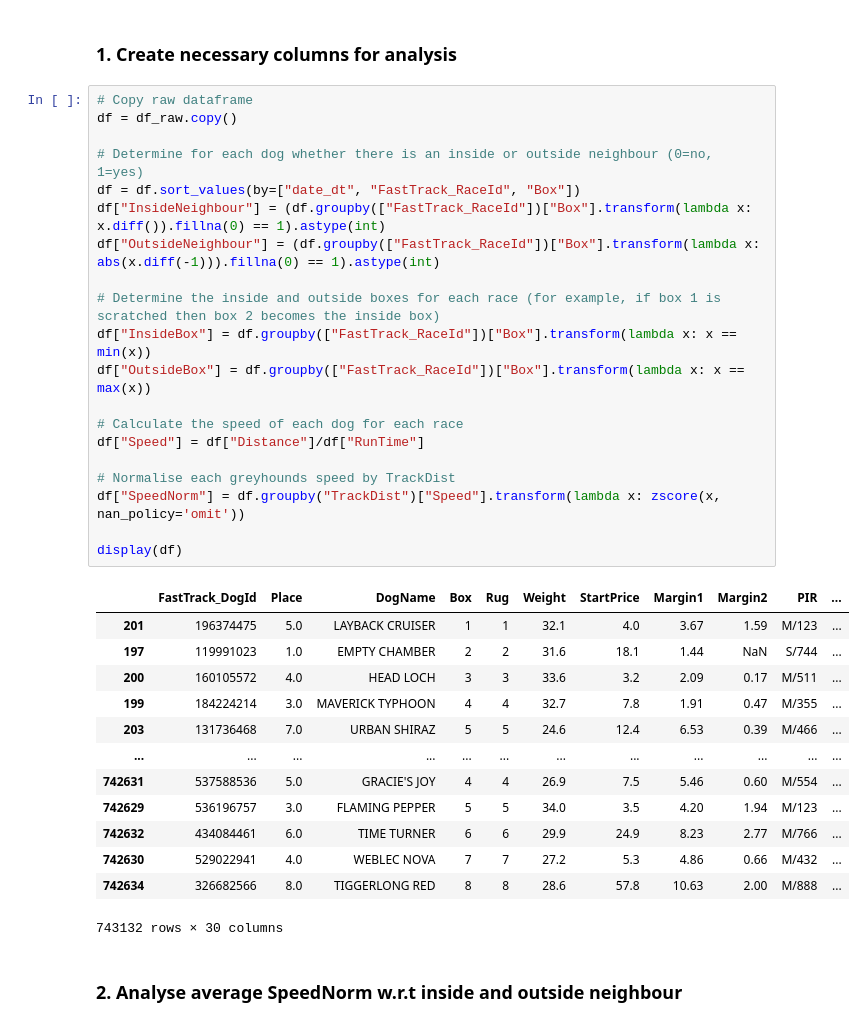
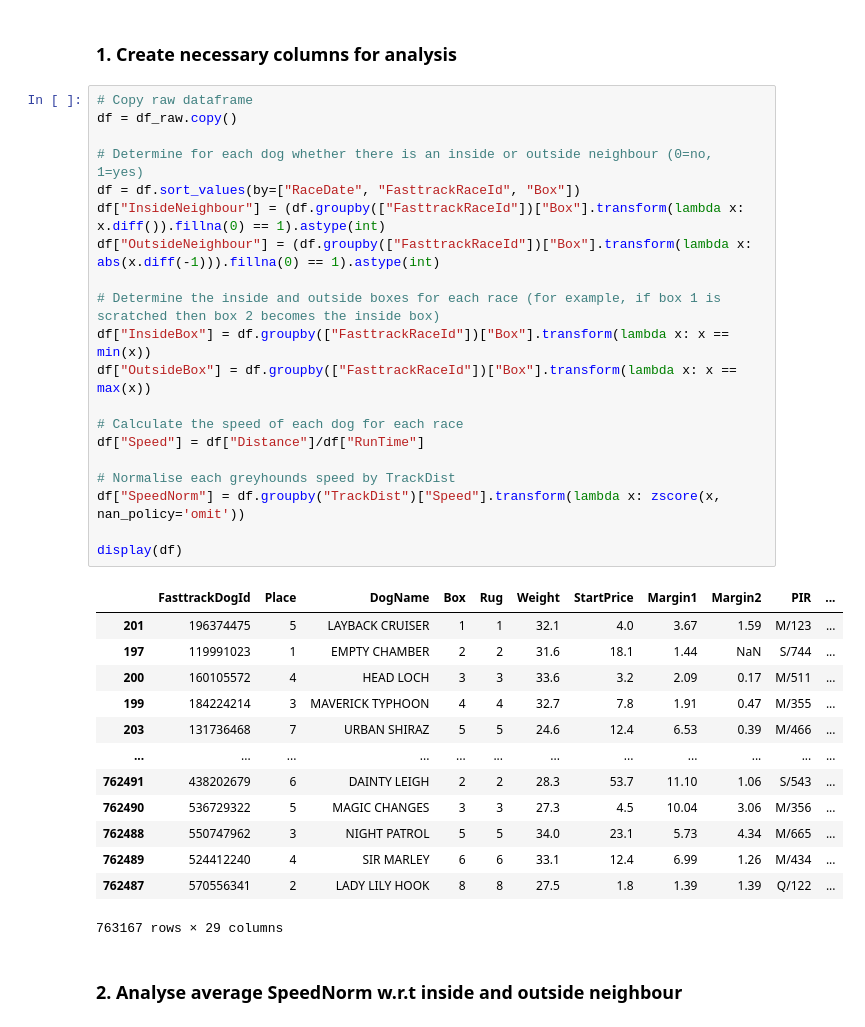
Before and after one commit to Isilisi/Greyhounds, a Jupyter notebook: eda/inside-outside-neighbour.ipynb, the cells around one changed output. Saved outputs shown, nothing was run; the diff lists cells and outputs as text.

```diff
--- a/eda/inside-outside-neighbour.ipynb
+++ b/eda/inside-outside-neighbour.ipynb
@@ -46,37 +48,37 @@ display(df_raw)
 # %%
 # Copy raw dataframe
 df = df_raw.copy()
 
 # Determine for each dog whether there is an inside or outside neighbour (0=no, 1=yes)
-df = df.sort_values(by=["date_dt", "FastTrack_RaceId", "Box"])
-df["InsideNeighbour"] = (df.groupby(["FastTrack_RaceId"])["Box"].transform(lambda x: x.diff()).fillna(0) == 1).astype(int)
-df["OutsideNeighbour"] = (df.groupby(["FastTrack_RaceId"])["Box"].transform(lambda x: abs(x.diff(-1))).fillna(0) == 1).astype(int)
+df = df.sort_values(by=["RaceDate", "FasttrackRaceId", "Box"])
+df["InsideNeighbour"] = (df.groupby(["FasttrackRaceId"])["Box"].transform(lambda x: x.diff()).fillna(0) == 1).astype(int)
+df["OutsideNeighbour"] = (df.groupby(["FasttrackRaceId"])["Box"].transform(lambda x: abs(x.diff(-1))).fillna(0) == 1).astype(int)
 
 # Determine the inside and outside boxes for each race (for example, if box 1 is scratched then box 2 becomes the inside box)
-df["InsideBox"] = df.groupby(["FastTrack_RaceId"])["Box"].transform(lambda x: x == min(x))
-df["OutsideBox"] = df.groupby(["FastTrack_RaceId"])["Box"].transform(lambda x: x == max(x))
+df["InsideBox"] = df.groupby(["FasttrackRaceId"])["Box"].transform(lambda x: x == min(x))
+df["OutsideBox"] = df.groupby(["FasttrackRaceId"])["Box"].transform(lambda x: x == max(x))
 
 # Calculate the speed of each dog for each race
 df["Speed"] = df["Distance"]/df["RunTime"]
 
 # Normalise each greyhounds speed by TrackDist
 df["SpeedNorm"] = df.groupby("TrackDist")["Speed"].transform(lambda x: zscore(x, nan_policy='omit'))
 
 display(df)
 # %% [output]
-|  | FastTrack_DogId | Place | DogName | Box | Rug | Weight | StartPrice | Margin1 | Margin2 | PIR | ... |
-| 201 | 196374475 | 5.0 | LAYBACK CRUISER | 1 | 1 | 32.1 | 4.0 | 3.67 | 1.59 | M/123 | ... |
-| 197 | 119991023 | 1.0 | EMPTY CHAMBER | 2 | 2 | 31.6 | 18.1 | 1.44 | NaN | S/744 | ... |
-| 200 | 160105572 | 4.0 | HEAD LOCH | 3 | 3 | 33.6 | 3.2 | 2.09 | 0.17 | M/511 | ... |
-| 199 | 184224214 | 3.0 | MAVERICK TYPHOON | 4 | 4 | 32.7 | 7.8 | 1.91 | 0.47 | M/355 | ... |
-| 203 | 131736468 | 7.0 | URBAN SHIRAZ | 5 | 5 | 24.6 | 12.4 | 6.53 | 0.39 | M/466 | ... |
+|  | FasttrackDogId | Place | DogName | Box | Rug | Weight | StartPrice | Margin1 | Margin2 | PIR | ... |
+| 201 | 196374475 | 5 | LAYBACK CRUISER | 1 | 1 | 32.1 | 4.0 | 3.67 | 1.59 | M/123 | ... |
+| 197 | 119991023 | 1 | EMPTY CHAMBER | 2 | 2 | 31.6 | 18.1 | 1.44 | NaN | S/744 | ... |
+| 200 | 160105572 | 4 | HEAD LOCH | 3 | 3 | 33.6 | 3.2 | 2.09 | 0.17 | M/511 | ... |
+| 199 | 184224214 | 3 | MAVERICK TYPHOON | 4 | 4 | 32.7 | 7.8 | 1.91 | 0.47 | M/355 | ... |
+| 203 | 131736468 | 7 | URBAN SHIRAZ | 5 | 5 | 24.6 | 12.4 | 6.53 | 0.39 | M/466 | ... |
 | ... | ... | ... | ... | ... | ... | ... | ... | ... | ... | ... | ... |
-| 742631 | 537588536 | 5.0 | GRACIE'S JOY | 4 | 4 | 26.9 | 7.5 | 5.46 | 0.60 | M/554 | ... |
-| 742629 | 536196757 | 3.0 | FLAMING PEPPER | 5 | 5 | 34.0 | 3.5 | 4.20 | 1.94 | M/123 | ... |
-| 742632 | 434084461 | 6.0 | TIME TURNER | 6 | 6 | 29.9 | 24.9 | 8.23 | 2.77 | M/766 | ... |
-| 742630 | 529022941 | 4.0 | WEBLEC NOVA | 7 | 7 | 27.2 | 5.3 | 4.86 | 0.66 | M/432 | ... |
-| 742634 | 326682566 | 8.0 | TIGGERLONG RED | 8 | 8 | 28.6 | 57.8 | 10.63 | 2.00 | M/888 | ... |
+| 762491 | 438202679 | 6 | DAINTY LEIGH | 2 | 2 | 28.3 | 53.7 | 11.10 | 1.06 | S/543 | ... |
+| 762490 | 536729322 | 5 | MAGIC CHANGES | 3 | 3 | 27.3 | 4.5 | 10.04 | 3.06 | M/356 | ... |
+| 762488 | 550747962 | 3 | NIGHT PATROL | 5 | 5 | 34.0 | 23.1 | 5.73 | 4.34 | M/665 | ... |
+| 762489 | 524412240 | 4 | SIR MARLEY | 6 | 6 | 33.1 | 12.4 | 6.99 | 1.26 | M/434 | ... |
+| 762487 | 570556341 | 2 | LADY LILY HOOK | 8 | 8 | 27.5 | 1.8 | 1.39 | 1.39 | Q/122 | ... |
-743132 rows × 30 columns
+763167 rows × 29 columns
 # %% [markdown]
 ### 2. Analyse average SpeedNorm w.r.t inside and outside neighbour
 # %% [markdown]
```
Also changed, not shown: parts of 5 cells of this notebook.
